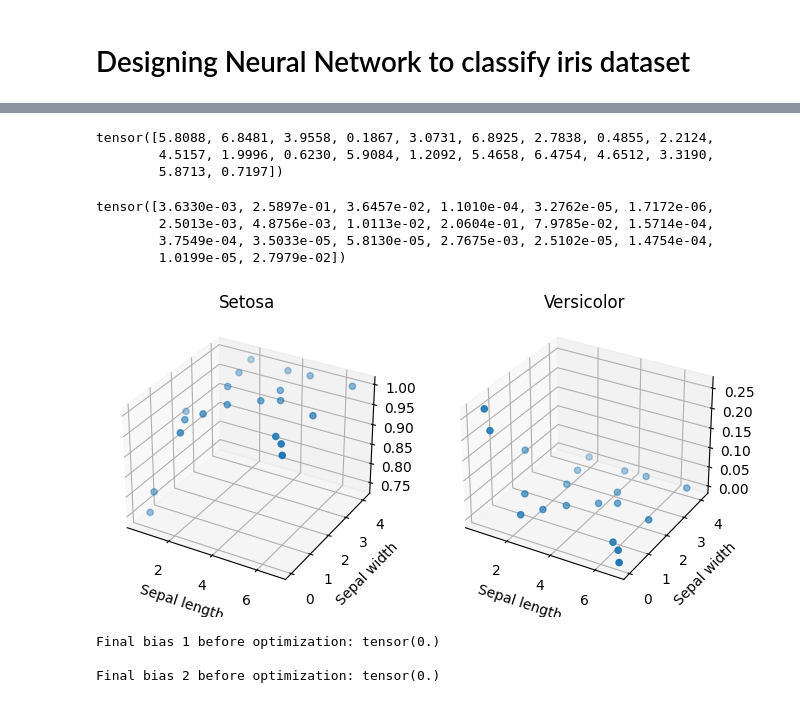
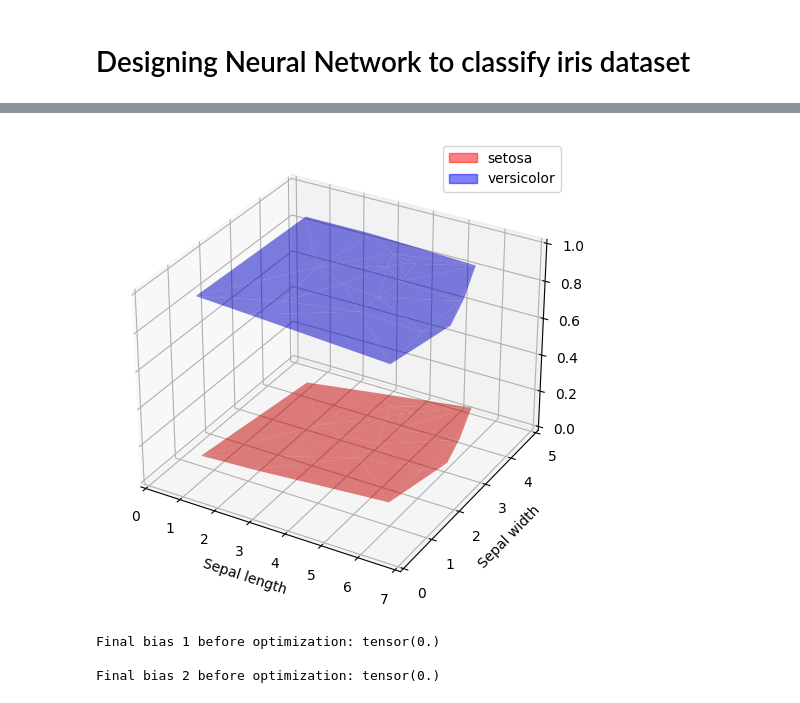
Before and after one commit to norbix123456/Neural_Network_testing_with_pytorch, a Jupyter notebook: pytorch_nn_learning.ipynb, the cells around one changed output, grey strips where cells are left out. Drawn from its saved outputs; the diff is of its cells as text; code cells hidden in the pictures.

Commit message:
Model has been trained on 5% total loss

```diff
--- a/pytorch_nn_learning.ipynb
+++ b/pytorch_nn_learning.ipynb
@@ -70,62 +72,41 @@ class BasicNN(nn.Module):
 
     def forward(self, input1, input2):
 
-        inputs_to_top_relu = input1 * self.w00 + input2 * self.w10 + self.b00
-        inputs_to_bottom_relu = input1 * self.w01 + input2 * self.w20 + self.b10
+        inputs_to_top_sigmoid = input1 * self.w00 + input2 * self.w10 + self.b00
+        inputs_to_bottom_sigmoid = input1 * self.w01 + input2 * self.w20 + self.b10
 
-        top_relu_output = F.relu(inputs_to_top_relu)
-        bottom_relu_output = F.relu(inputs_to_bottom_relu)
+        top_sigmoid_output = torch.sigmoid(inputs_to_top_sigmoid)
+        bottom_sigmoid_output = torch.sigmoid(inputs_to_bottom_sigmoid)
 
-        input_to_top_final_relu = top_relu_output * self.w02 + bottom_relu_output * self.w30 + self.b01
-        input_to_bottom_final_relu = top_relu_output * self.w03 + bottom_relu_output * self.w40 + self.b20
+        output1 = top_sigmoid_output * self.w02 + bottom_sigmoid_output * self.w30 + self.b01
+        output2 = top_sigmoid_output * self.w03 + bottom_sigmoid_output * self.w40 + self.b20
 
-        output1 = F.relu(input_to_top_final_relu)
-        output2 = F.relu(input_to_bottom_final_relu)
+        final_output = torch.softmax(torch.stack((output1, output2)), dim=0)
 
-        inputs = torch.tensor([list(l) for l in zip(output1, output2)])
-        outputs = torch.softmax(inputs, dim=1)
-        output1 = outputs[:,0]
-        output2 = outputs[:,1]
-
-        return output1, output2
+        return final_output
 # %%
 length = torch.rand(20)*7
 width = torch.rand(20)*4.5
 
 model = BasicNN()
-setosa, versicolor = model(length, width)
+final_output = model(length, width)
-# %%
-length
-# %% [output]
-tensor([5.8088, 6.8481, 3.9558, 0.1867, 3.0731, 6.8925, 2.7838, 0.4855, 2.2124,
-        4.5157, 1.9996, 0.6230, 5.9084, 1.2092, 5.4658, 6.4754, 4.6512, 3.3190,
-        5.8713, 0.7197])
-# %%
-versicolor
-# %% [output]
-tensor([3.6330e-03, 2.5897e-01, 3.6457e-02, 1.1010e-04, 3.2762e-05, 1.7172e-06,
-        2.5013e-03, 4.8756e-03, 1.0113e-02, 2.0604e-01, 7.9785e-02, 1.5714e-04,
-        3.7549e-04, 3.5033e-05, 5.8130e-05, 2.7675e-03, 2.5102e-05, 1.4754e-04,
-        1.0199e-05, 2.7979e-02])
-# %%
-fig = plt.figure(figsize=(8, 6))
-ax1 = fig.add_subplot(121, projection = '3d')
-ax1.set_xlabel('Sepal length')
-ax1.set_ylabel('Sepal width')
-ax1.set_title('Setosa')
-ax1.scatter(length, width, setosa)
-
-
-ax2 = fig.add_subplot(122, projection = '3d')
-ax2.set_xlabel('Sepal length')
-ax2.set_ylabel('Sepal width')
-ax2.set_title('Versicolor')
-ax2.scatter(length, width, versicolor)
-
-
-plt.show()
-# %% [output]
-[figure, removed]
+# %%
+fig = plt.figure(figsize=(8, 6))
+ax = fig.add_subplot(111, projection='3d')
+ax.set_xlabel('Sepal length')
+ax.set_ylabel('Sepal width')
+ax.set_xlim(0,7)
+ax.set_ylim(0,5)
+ax.set_zlim(0,1)
+
+ax.plot_trisurf(length, width, final_output[0], color='red', alpha=0.5, label='Setosa')
+ax.plot_trisurf(length, width, final_output[1], color='blue', alpha=0.5, label='Versicolor')
+setosa = mpatches.Patch(color='red', alpha=0.5, label='setosa')
+versicolor = mpatches.Patch(color='blue', alpha=0.5, label='versicolor')
+ax.legend(handles=[setosa, versicolor])
+plt.show()
+# %% [output]
+[figure, added]
 # %%
 class BasicNN_train(nn.Module):
     def __init__(self):
```
Also changed, not shown: parts of 15 cells of this notebook.
